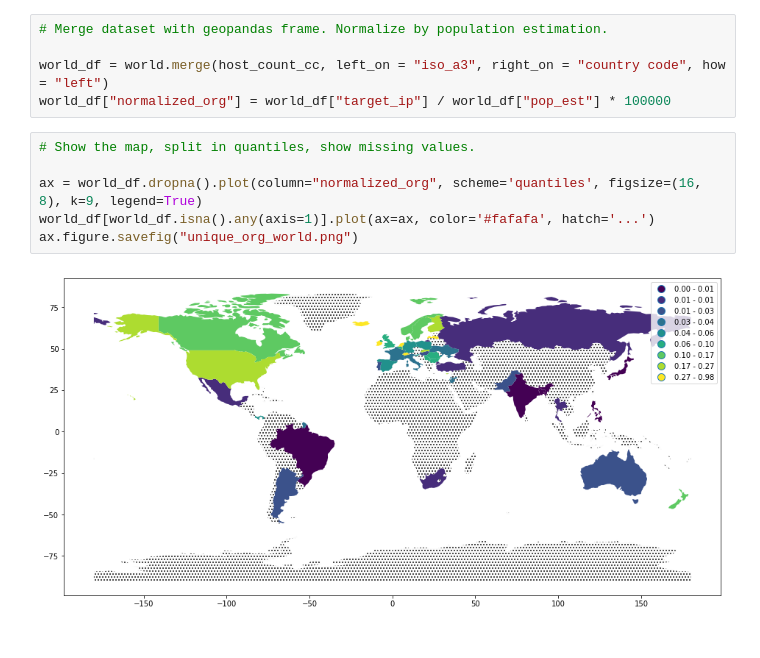
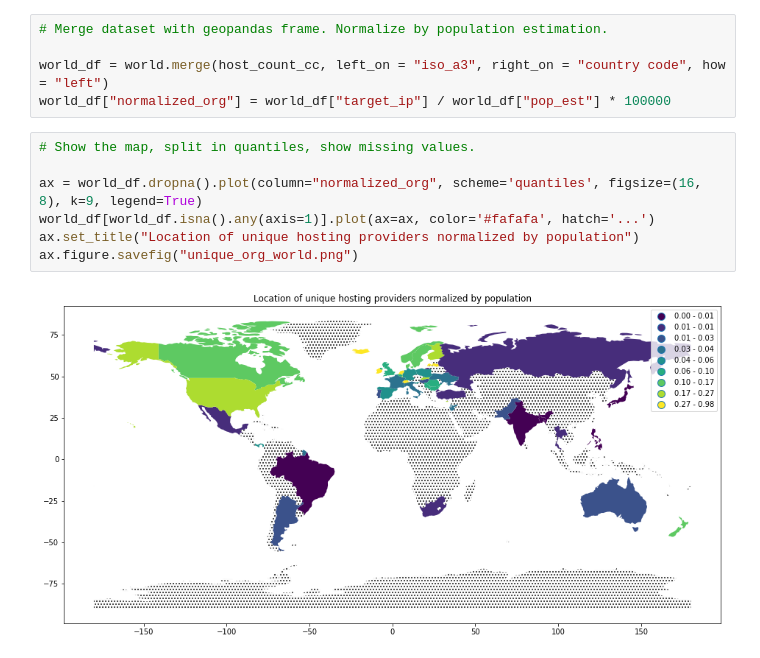
Before and after one commit to WKSu/WM0824TU-economics-of-cybersecurity-DDoS, a Jupyter notebook: SecurityMetrics/DDoS_Assignment1.ipynb, the cells around one changed output. Drawn from its saved outputs; the diff is of its cells as text.

```diff
--- a/SecurityMetrics/DDoS_Assignment1.ipynb
+++ b/SecurityMetrics/DDoS_Assignment1.ipynb
@@ -328,8 +327,9 @@ world_df["normalized_org"] = world_df["target_ip"] / world_df["pop_est"] * 10000
 # %%
 # Show the map, split in quantiles, show missing values.
 
 ax = world_df.dropna().plot(column="normalized_org", scheme='quantiles', figsize=(16, 8), k=9, legend=True)
 world_df[world_df.isna().any(axis=1)].plot(ax=ax, color='#fafafa', hatch='...')
+ax.set_title("Location of unique hosting providers normalized by population")
 ax.figure.savefig("unique_org_world.png")
 # %% [output]
-[figure, old version]
+[figure, new version]
```
Also changed, not shown: parts of 3 cells of this notebook, 2 other files.
